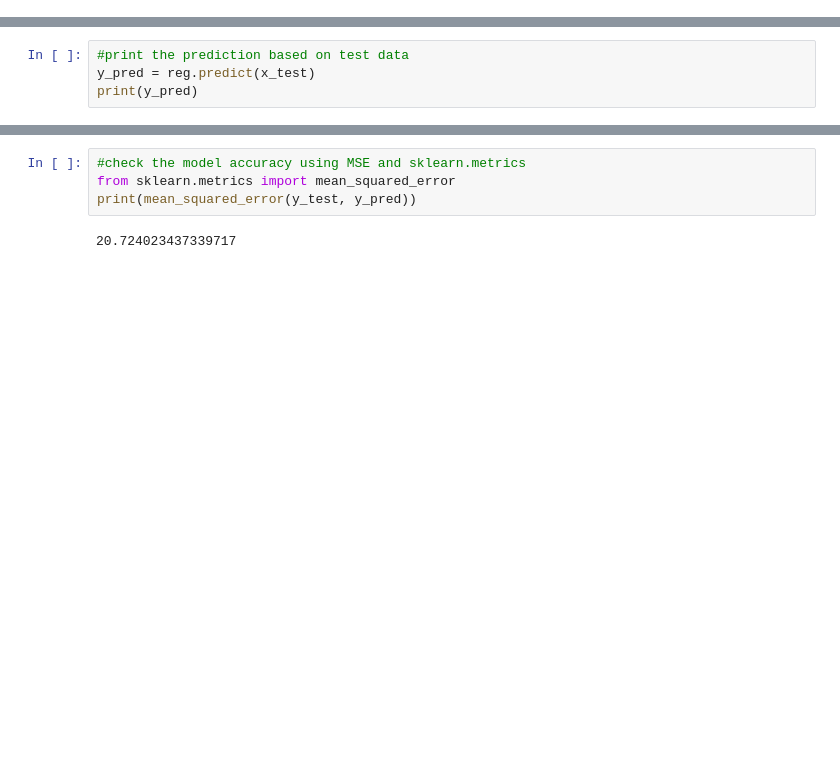
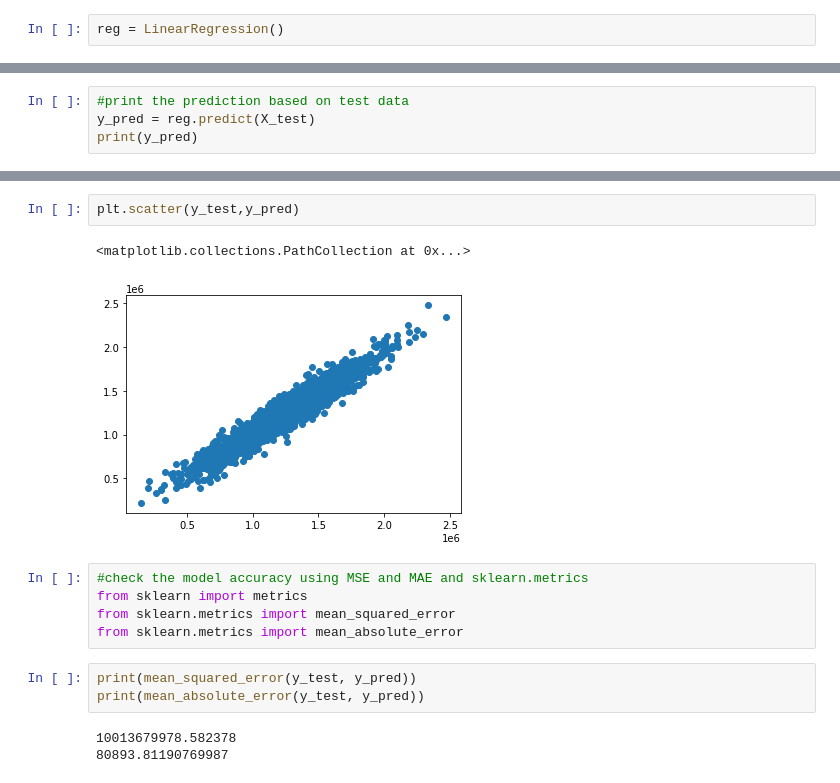
Before and after one commit to MehediTCF/AI-Lab, a Jupyter notebook: Estimate House Rent/HouseRentUsingLinearRegression.ipynb, the cells around one changed output, grey strips where cells are left out. Saved outputs shown, nothing was run; the diff lists cells and outputs as text; blank space fills up the shorter version.

```diff
--- a/Estimate House Rent/HouseRentUsingLinearRegression.ipynb
+++ b/Estimate House Rent/HouseRentUsingLinearRegression.ipynb
@@ -68,0 +64,2 @@ print(reg.coef_)
+# %%
+reg = LinearRegression()
@@ -69,5 +85,5 @@ print(reg.coef_)
 # %%
 #print the prediction based on test data
-y_pred = reg.predict(x_test)
+y_pred = reg.predict(X_test)
 print(y_pred)
 # %% [output]
@@ -109,6 +107,16 @@ print(y_test)
+# %%
+plt.scatter(y_test,y_pred)
+# %% [output]
+<matplotlib.collections.PathCollection at 0x...>
+[figure, added]
 # %%
-#check the model accuracy using MSE and sklearn.metrics
+#check the model accuracy using MSE and MAE and sklearn.metrics
+from sklearn import metrics
 from sklearn.metrics import mean_squared_error
-print(mean_squared_error(y_test, y_pred))
+from sklearn.metrics import mean_absolute_error
-# %% [output]
-20.724023437339717
+# %%
+print(mean_squared_error(y_test, y_pred))
+print(mean_absolute_error(y_test, y_pred))
+# %% [output]
+10013679978.582378
+80893.81190769987
```
Also changed, not shown: parts of 21 cells of this notebook, 1 other file.
